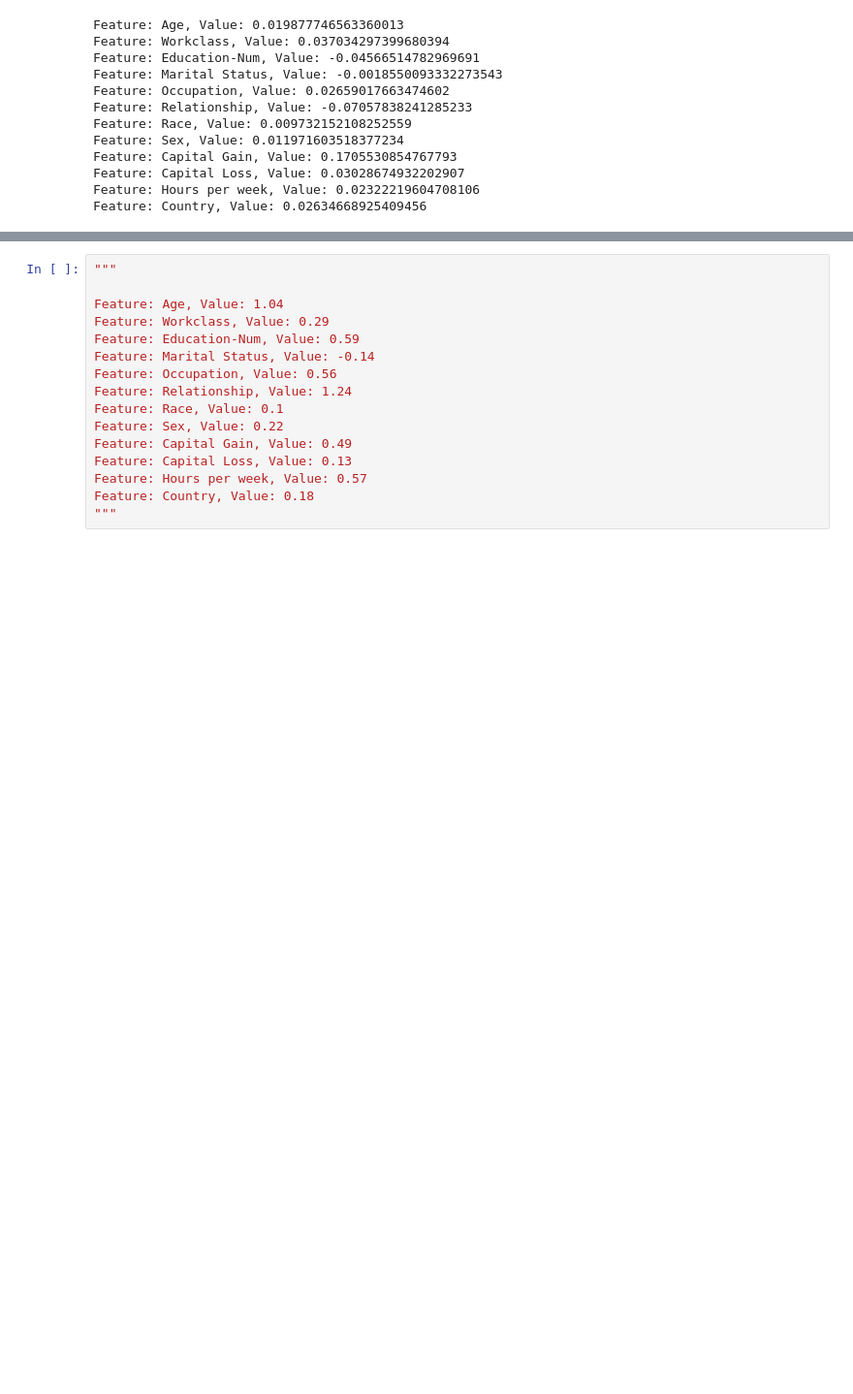
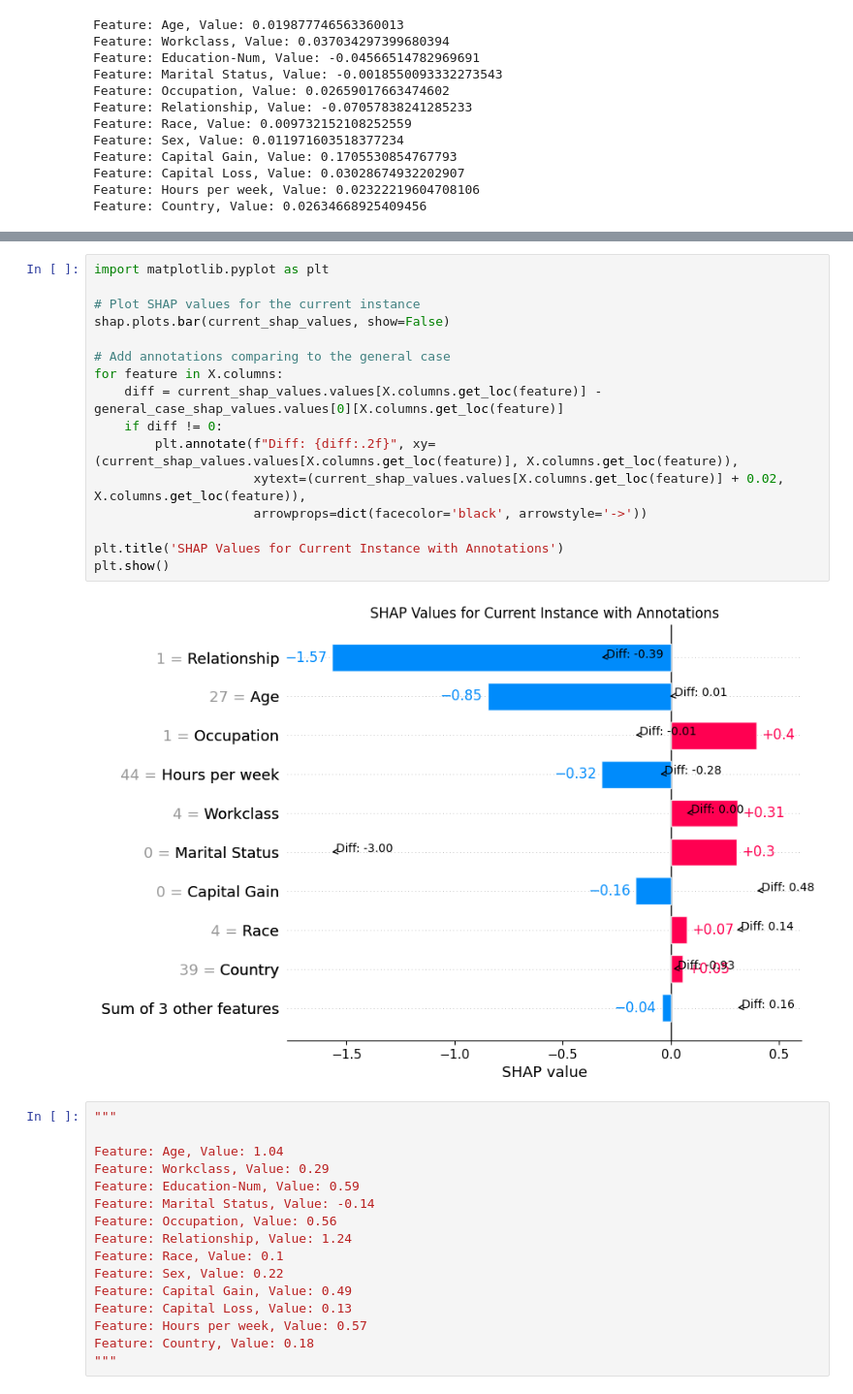
Before and after one commit to Yvonnefanf/ChartCaption, a Jupyter notebook: Data/XAI_outputs/SHAP.ipynb, the cells around one changed output, grey strips where cells are left out. Shown at 97% size. Drawn from its saved outputs; the diff is of its cells as text; blank space fills up the shorter version.

```diff
--- a/Data/XAI_outputs/SHAP.ipynb
+++ b/Data/XAI_outputs/SHAP.ipynb
@@ -87,3 +94,21 @@ Feature: Country, Value: 0.02634668925409456
+# %%
+import matplotlib.pyplot as plt
+
+# Plot SHAP values for the current instance
+shap.plots.bar(current_shap_values, show=False)
+
+# Add annotations comparing to the general case
+for feature in X.columns:
+    diff = current_shap_values.values[X.columns.get_loc(feature)] - general_case_shap_values.values[0][X.columns.get_loc(feature)]
+    if diff != 0:
+        plt.annotate(f"Diff: {diff:.2f}", xy=(current_shap_values.values[X.columns.get_loc(feature)], X.columns.get_loc(feature)),
+                     xytext=(current_shap_values.values[X.columns.get_loc(feature)] + 0.02, X.columns.get_loc(feature)),
+                     arrowprops=dict(facecolor='black', arrowstyle='->'))
+
+plt.title('SHAP Values for Current Instance with Annotations')
+plt.show()
+# %% [output]
+[figure, added]
 # %%
 """
 
```
Also changed, not shown: parts of 9 cells of this notebook, 1 other file.
